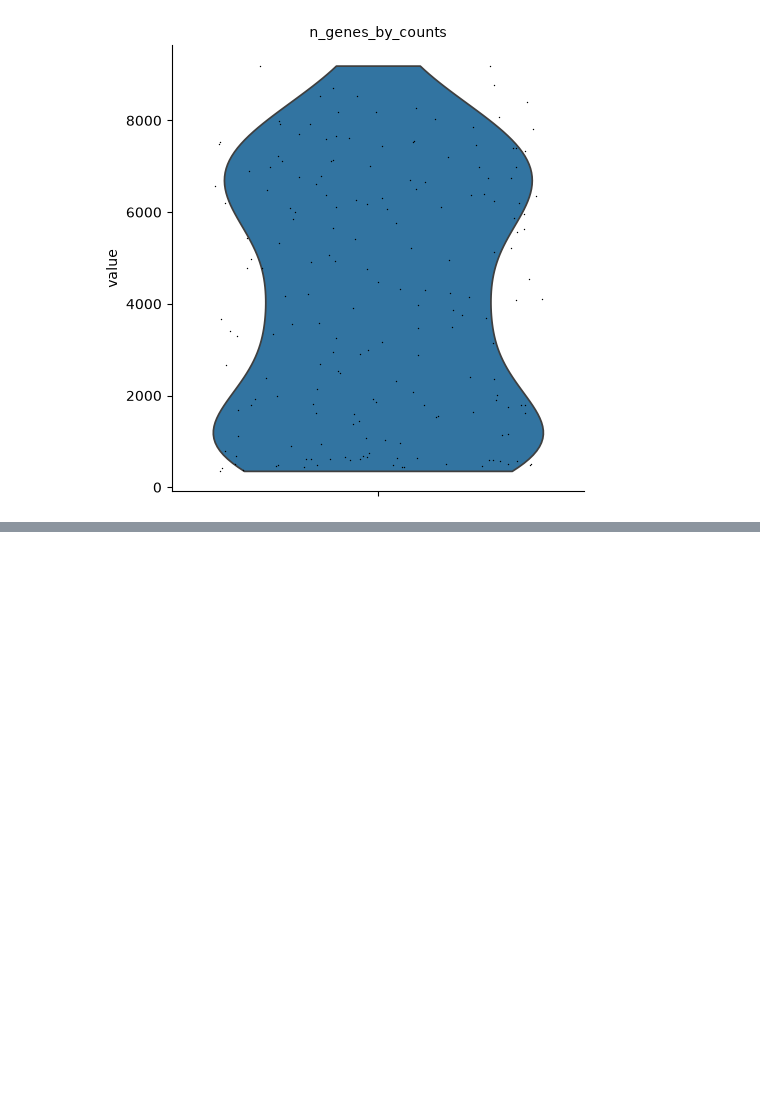
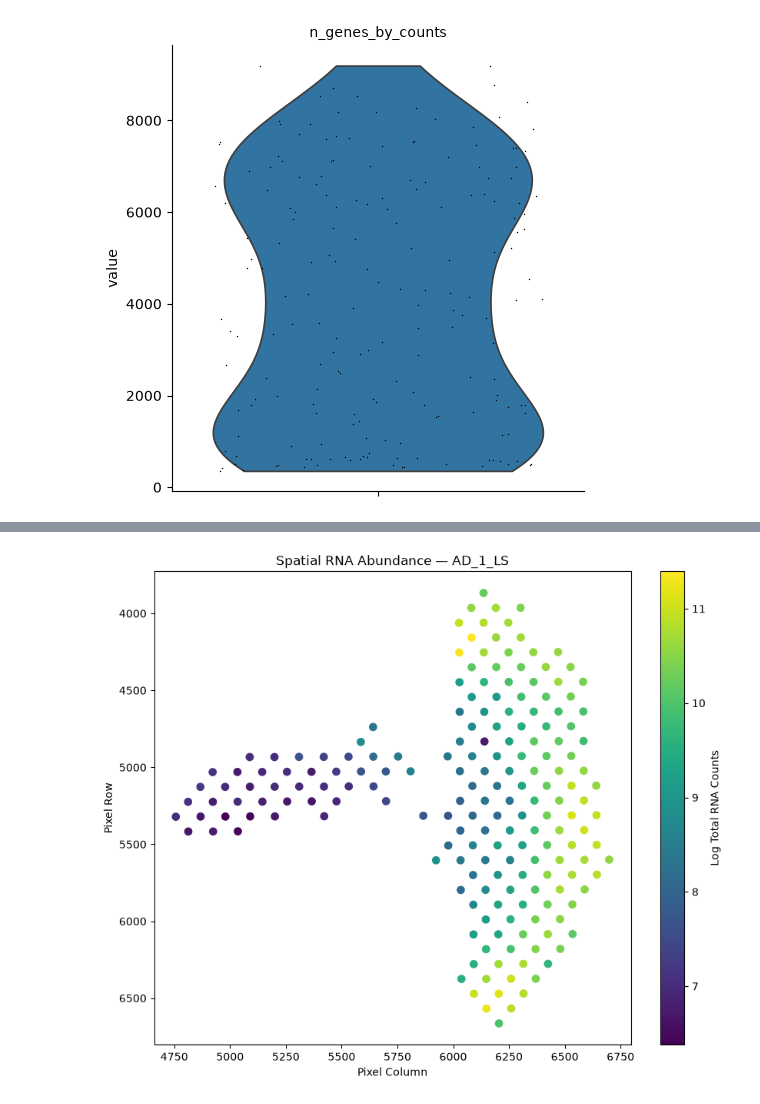
Before and after one commit to manya0306/spatial-tissue-profiling, a Jupyter notebook: notebooks/01_dataset_exploration.ipynb, the cells around one changed output, grey strips where cells are left out. Saved outputs shown, nothing was run; the diff lists cells and outputs as text; code cells hidden in the pictures; blank space fills up the shorter version.

```diff
--- a/notebooks/01_dataset_exploration.ipynb
+++ b/notebooks/01_dataset_exploration.ipynb
@@ -84,0 +159,28 @@ sc.pl.violin(
+# %%
+import numpy as np
+from scipy.sparse import issparse
+
+# Convert expression matrix to a usable format
+total_counts = np.asarray(
+    adata.X.sum(axis=1)
+).flatten()
+
+# Plot total RNA counts across spatial locations
+plt.figure(figsize=(10, 8))
+
+scatter = plt.scatter(
+    adata.obs["pixel_col"],
+    adata.obs["pixel_row"],
+    c=np.log1p(total_counts),
+    cmap="viridis",
+    s=45
+)
+
+plt.gca().invert_yaxis()
+plt.colorbar(scatter, label="Log Total RNA Counts")
+plt.xlabel("Pixel Column")
+plt.ylabel("Pixel Row")
+plt.title("Spatial RNA Abundance — AD_1_LS")
+plt.show()
+# %% [output]
+[figure, added]
```
Also changed, not shown: parts of 15 cells of this notebook, 3 other files.
